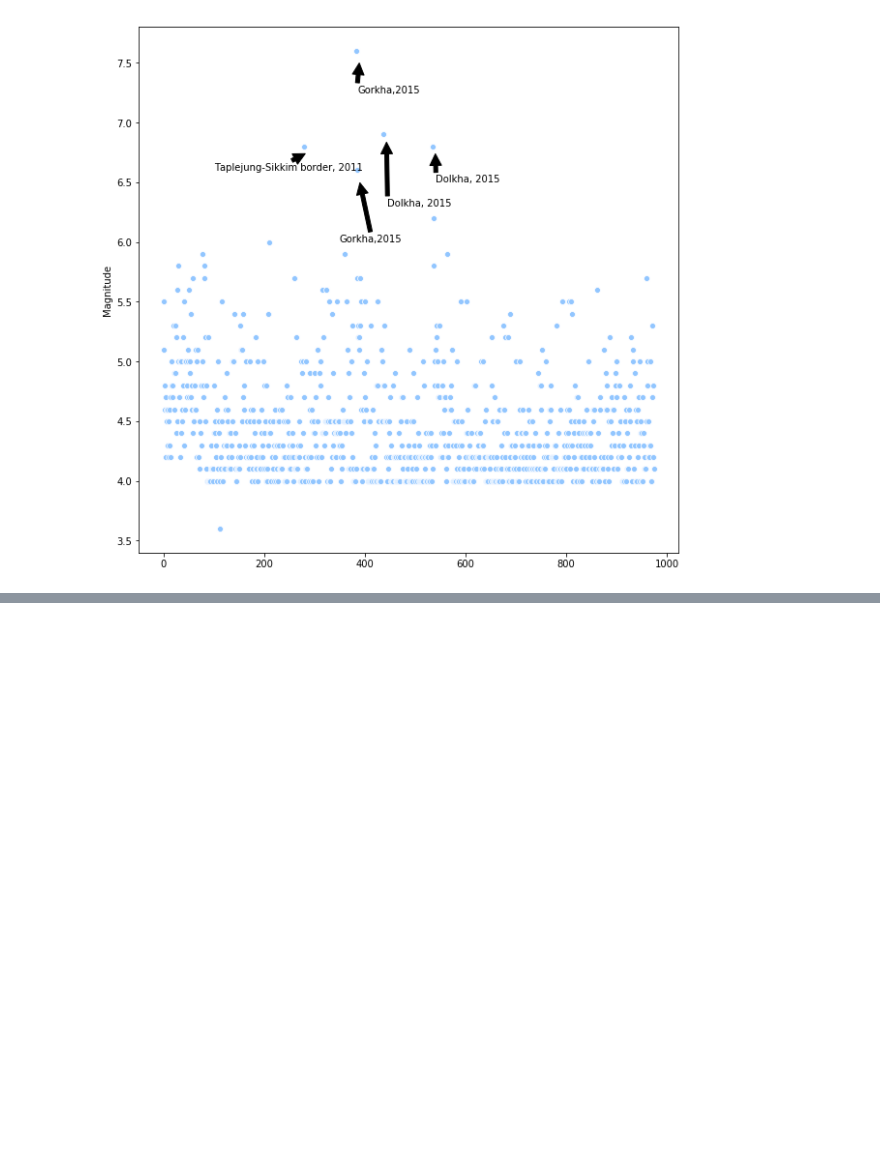
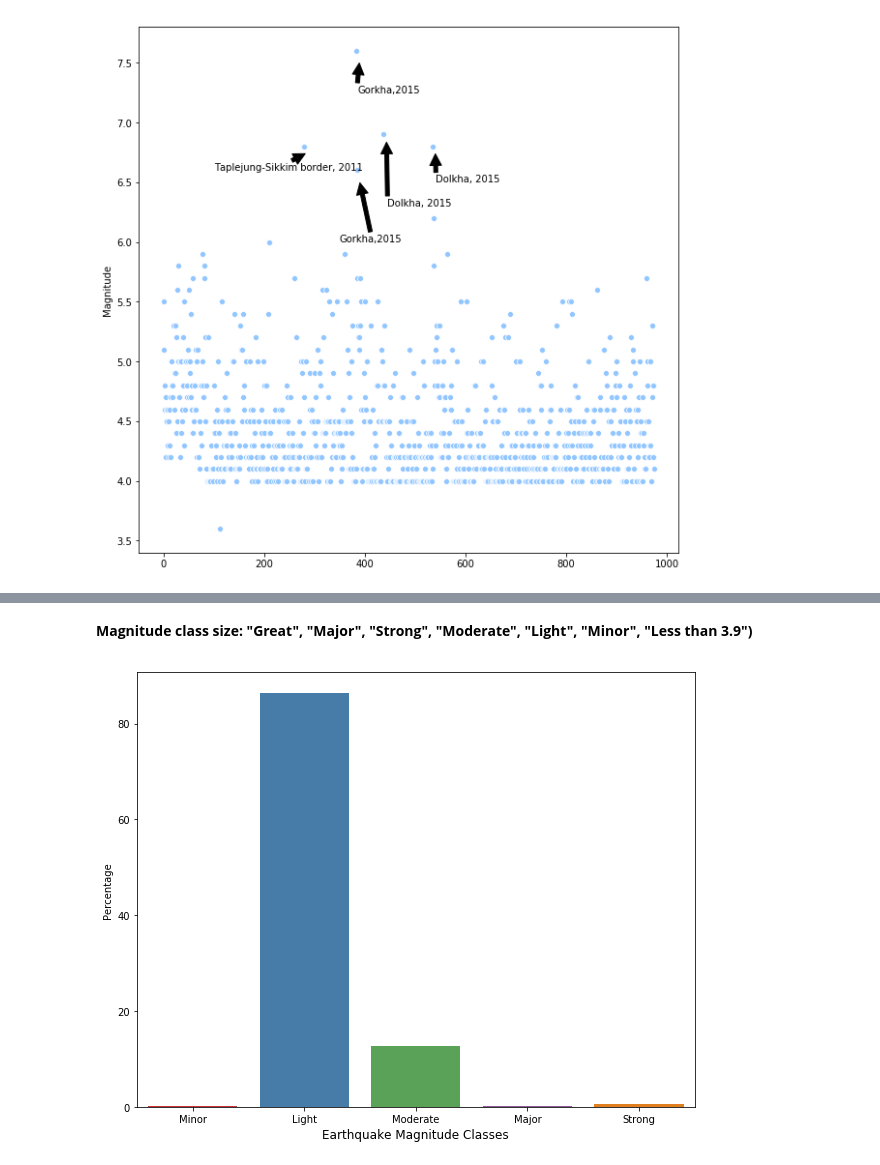
Before and after one commit to adisen99/ipython-basics, a Jupyter notebook: 05_Pandas.ipynb, the cells around one changed output, grey strips where cells are left out. Cells and saved outputs as stored; diff of their text form; code cells hidden in the pictures; blank space fills up the shorter version.

```diff
--- a/05_Pandas.ipynb
+++ b/05_Pandas.ipynb
@@ -244 +292,3 @@ plt.savefig('overall_earthquakes.png')
+# %% [markdown]
+**Magnitude class size: "Great", "Major", "Strong", "Moderate", "Light", "Minor", "Less than 3.9")**
 # %%
@@ -266 +314,14 @@ df_size_class = pd.DataFrame(df.size_class.groupby(df.size_class).count())
+# %%
+df_size_class = pd.DataFrame(df.size_class.groupby(df.size_class).count())
+df_size_class['percent'] = ((df_size_class.size_class)/sum(df_size_class.size_class))*100
+# %%
+plt.figure(figsize=(10,8))
+sns.barplot(df_size_class.index,df_size_class.percent, palette="Set1", order = ['Minor','Light','Moderate',
+                                                                                     'Major',
+                                                                                    'Strong'])
+plt.ylabel('Percentage')
+plt.xlabel('Earthquake Magnitude Classes', fontsize=12)
+plt.savefig('magnitude_classes.png')
+# %% [output]
+[figure, added]
 # %%
```
Also changed, not shown: parts of 15 cells of this notebook, 11 other files.
